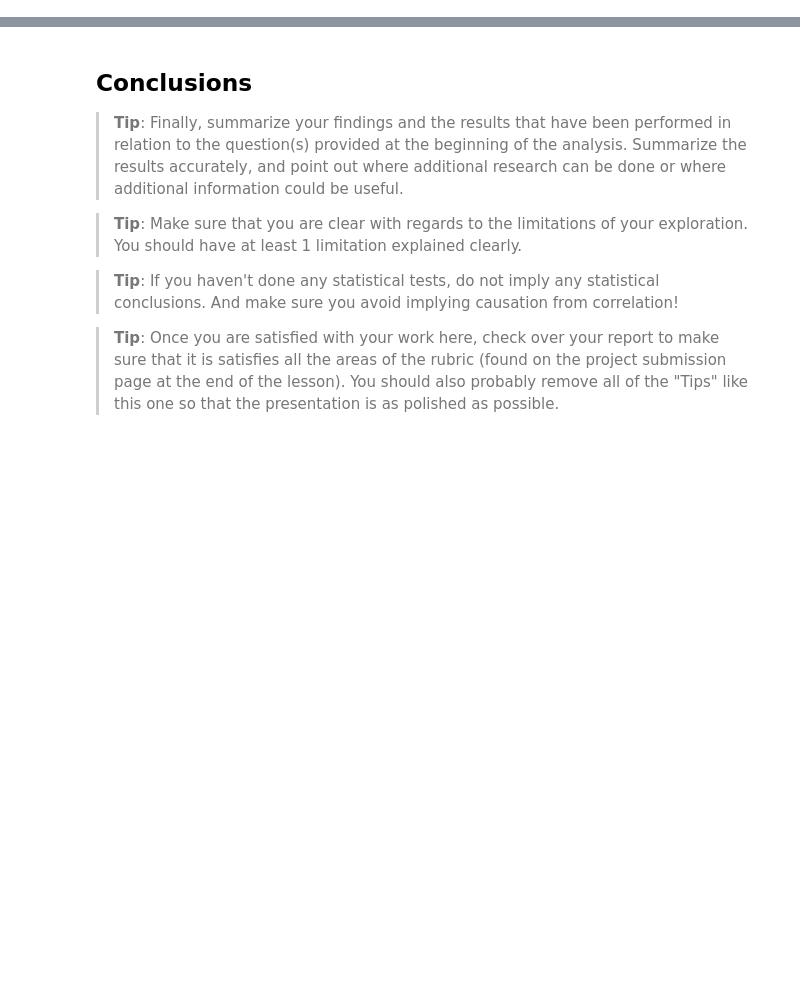
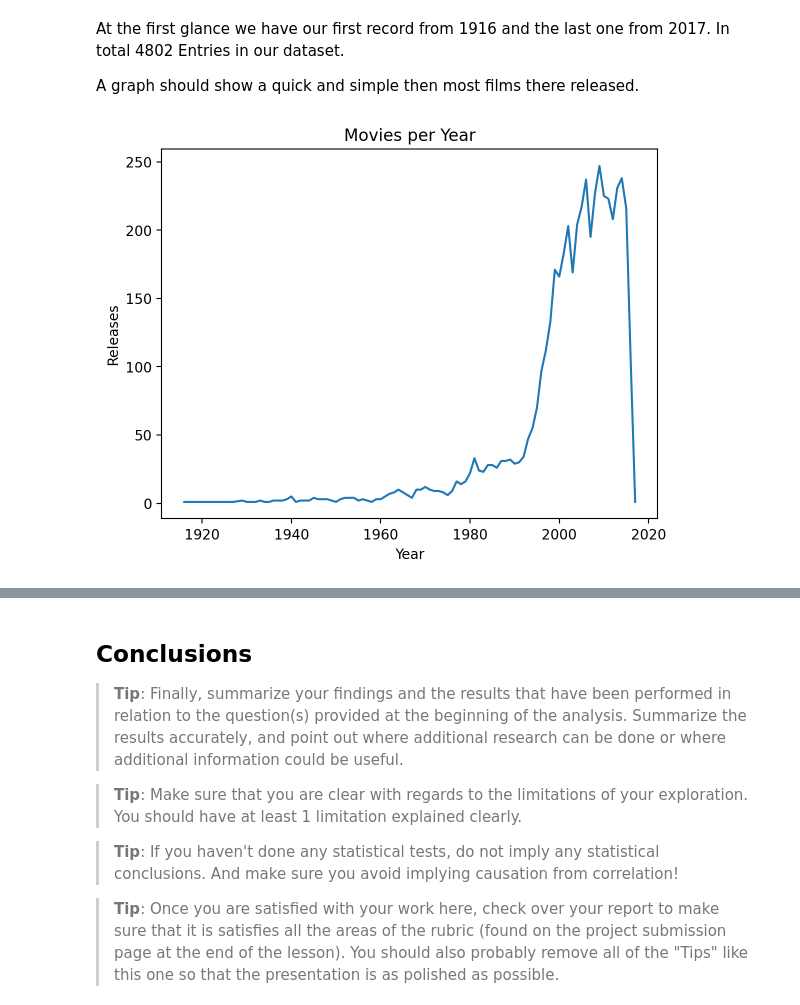
Before and after one commit to josuablejeru/project_1_tmdb, a Jupyter notebook: Investigate_a_Dataset.ipynb, the cells around one changed output, grey strips where cells are left out. Cells and saved outputs as stored; diff of their text form; code cells hidden in the pictures; blank space fills up the shorter version.

Commit message:
first iteration

```diff
--- a/Investigate_a_Dataset.ipynb
+++ b/Investigate_a_Dataset.ipynb
@@ -63,0 +134,20 @@
+# %% [markdown]
+At the first glance we have our first record from 1916 and the last one from 2017. In total 4802 Entries in our dataset.
+
+A graph should show a quick and simple then most films there released.
+# %%
+import matplotlib.pyplot as plt
+%matplotlib inline
+
+
+movies_per_year = df_movies.groupby(df_movies.release_date.dt.year).size()
+
+plt.plot(movies_per_year)
+
+plt.xlabel('Year')
+plt.ylabel('Releases')
+plt.title('Movies per Year')
+
+plt.show()
+# %% [output]
+[figure, added]
```
Also changed, not shown: parts of 34 cells of this notebook, 2 other files.
